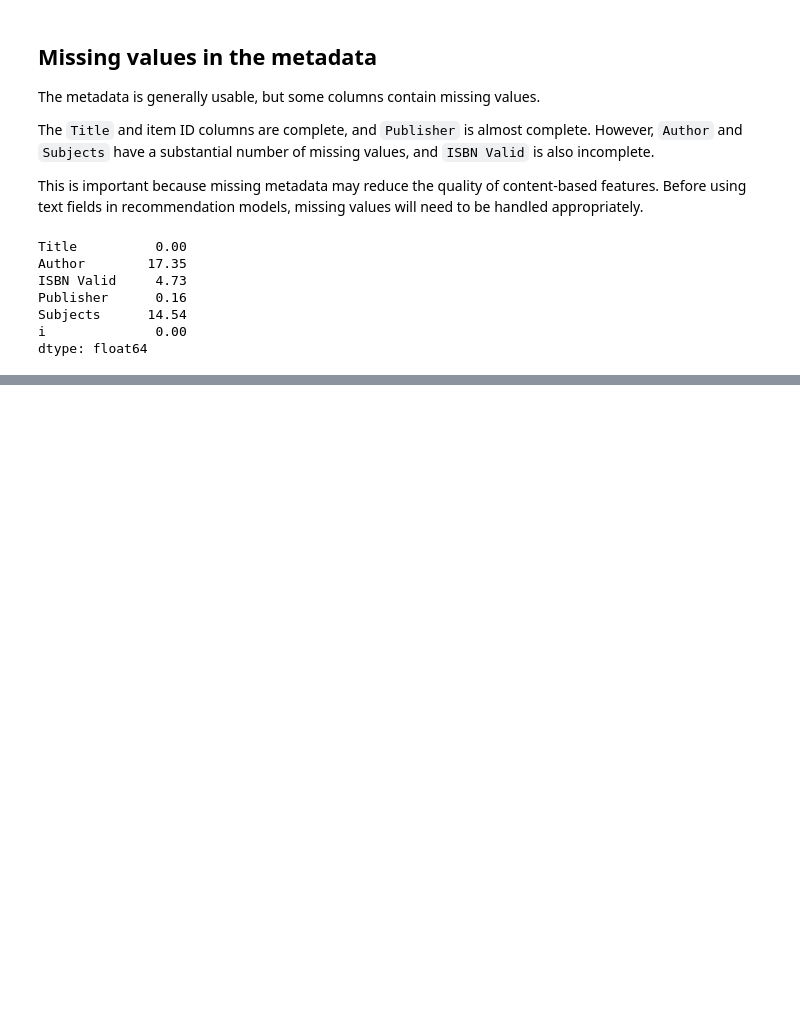
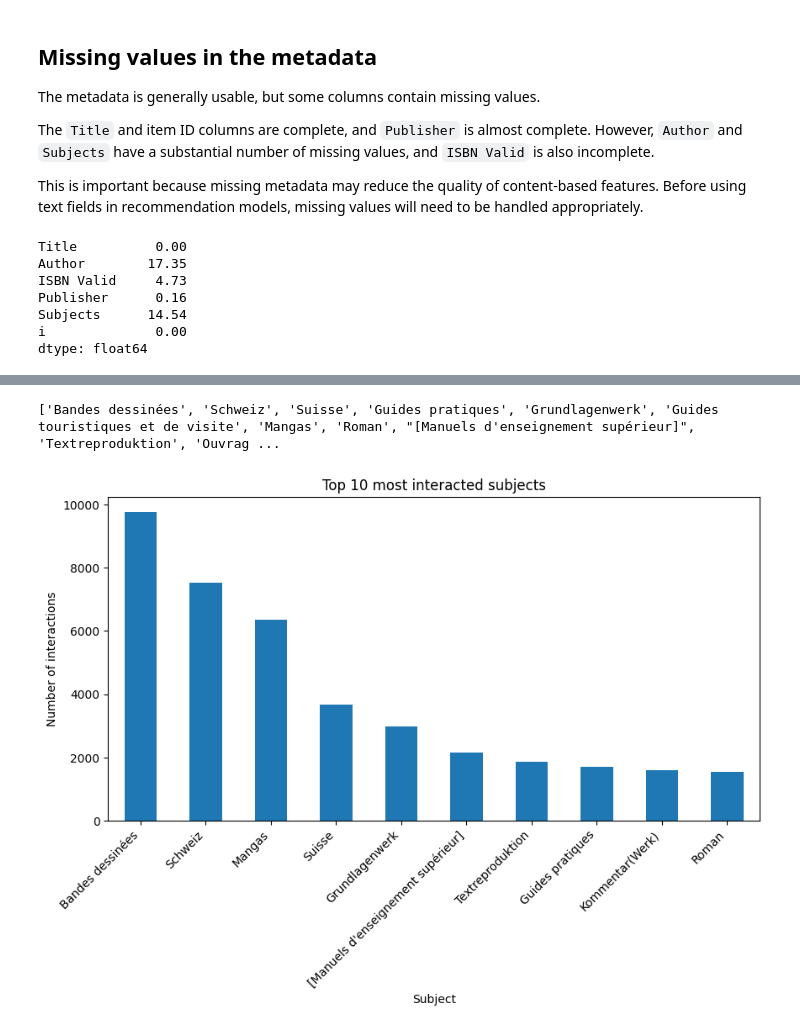
Before and after one commit to Trickwillfrit/EPFL_Rolex, a Jupyter notebook: notebooks/eda.ipynb, the cells around one changed output, grey strips where cells are left out. Saved outputs shown, nothing was run; the diff lists cells and outputs as text; code cells hidden in the pictures; blank space fills up the shorter version.

```diff
--- a/notebooks/eda.ipynb
+++ b/notebooks/eda.ipynb
@@ -430,0 +561,18 @@ dtype: float64
+# %%
+# Keep only the item ID and Subjects columns from the metadata
+items_subjects = items[["i", "Subjects"]].copy()
+
+# Merge interactions with item subjects
+interactions_with_subjects = interactions.merge(items_subjects, on="i", how="left")
+
+# Split the subject strings into separate subjects and create one row per subject
+interaction_subjects = interactions_with_subjects["Subjects"].dropna().str.split(";").explode()
+
+# Remove extra spaces around subject names
+interaction_subjects = interaction_subjects.str.strip()
+
+# Count how many interactions are associated with each subject
+interaction_subject_counts = interaction_subjects.value_counts()
+
+# Display the 10 most interacted subjects
+print(interaction_subject_counts.head(10))
@@ -430,0 +592,21 @@ dtype: float64
+# %%
+# Print all unique subject names only
+print(subject_counts.index.to_list())
+# %% [output]
+['Bandes dessinées', 'Schweiz', 'Suisse', 'Guides pratiques', 'Grundlagenwerk', 'Guides touristiques et de visite', 'Mangas', 'Roman', "[Manuels d'enseignement supérieur]", 'Textreproduktion', 'Ouvrag ...
+# %%
+# Plot the 10 subjects associated with the largest number of interactions
+interaction_subject_counts.head(10).plot(kind="bar", figsize=(10, 5))
+
+# Add a title and axis labels
+plt.title("Top 10 most interacted subjects")
+plt.xlabel("Subject")
+plt.ylabel("Number of interactions")
+
+# Rotate labels for readability
+plt.xticks(rotation=45, ha="right")
+
+# Show the plot
+plt.show()
+# %% [output]
+[figure, added]
```
Also changed, not shown: parts of 26 cells of this notebook.
